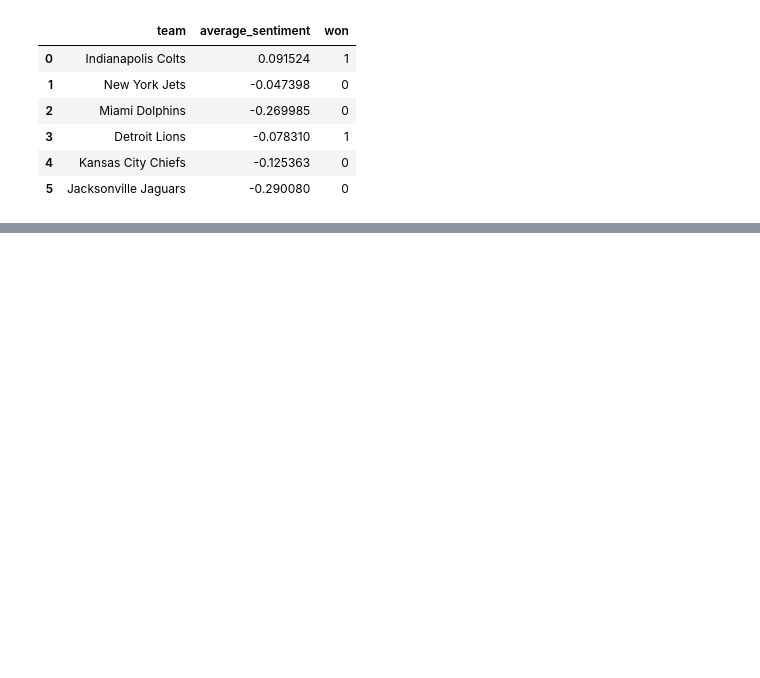
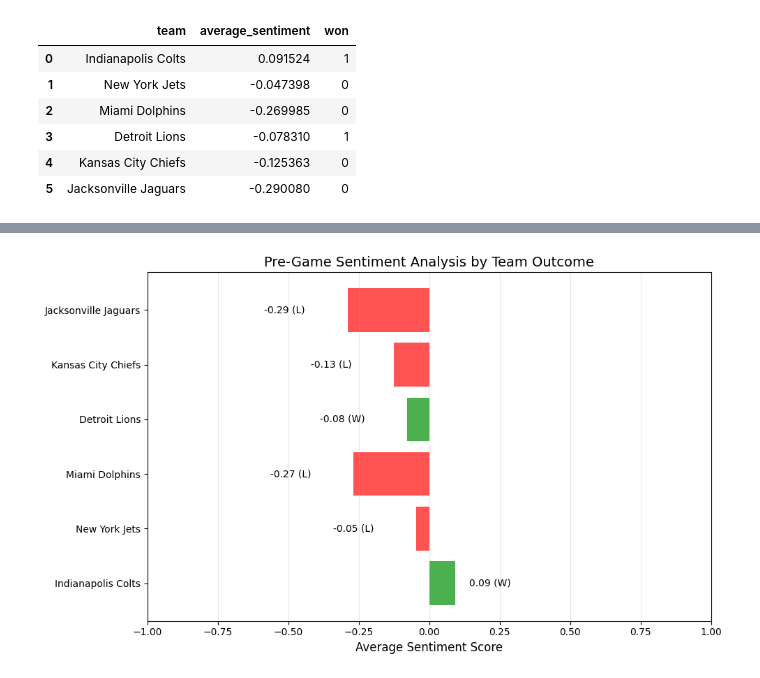
Before and after one commit to JuliaPPfeiffer/DS4002-Project1, a Jupyter notebook: SCRIPTS/data_analysis.ipynb, the cells around one changed output, grey strips where cells are left out. Drawn from its saved outputs; the diff is of its cells as text; code cells hidden in the pictures; blank space fills up the shorter version.

```diff
--- a/SCRIPTS/data_analysis.ipynb
+++ b/SCRIPTS/data_analysis.ipynb
@@ -4,7 +8,7 @@ import numpy as np
 import matplotlib.pyplot as plt
 import seaborn as sns
 # %%
-df = pd.read_csv('./nfl_sentiments.csv')
+df = pd.read_csv('../DATA/nfl_sentiments.csv')
 df.head(10)
 # %% [output]
 |  | username | timestamp | text | team | sentiment | confidence | roberta_raw_outputs | Unnamed: 7 | ... |
@@ -300,3 +291,34 @@ Covariance Type:            nonrobust   LLR p-value:                   0.05680
 const                 1.1557      1.995      0.579      0.562      -2.755       5.067
 average_sentiment    22.6638     22.411      1.011      0.312     -21.260      66.588
 =====================================================================================
+# %%
+# generate visualizations
+
+import matplotlib.pyplot as plt
+import pandas as pd
+
+df = agg_df
+
+# Create figure
+plt.figure(figsize=(10, 6))
+colors = ['#4CAF50' if won else '#FF5252' for won in agg_df['won']]
+bars = plt.barh(agg_df['team'], agg_df['average_sentiment'], color=colors)
+
+# Add annotations and styling
+plt.xlabel('Average Sentiment Score', fontsize=12)
+plt.title('Pre-Game Sentiment Analysis by Team Outcome', fontsize=14)
+plt.xlim(-1, 1)
+plt.grid(axis='x', alpha=0.3)
+
+# Add values and outcome labels
+for bar, sentiment, won in zip(bars, agg_df['average_sentiment'], agg_df['won']):
+    label = f"{sentiment:.2f} ({'W' if won else 'L'})"
+    x_pos = bar.get_width() + (0.05 if sentiment >= 0 else -0.15)
+    plt.text(x_pos, bar.get_y() + bar.get_height()/2, label,
+             va='center', ha='left' if sentiment >= 0 else 'right',
+             color='black')
+
+plt.tight_layout()
+plt.show()
+# %% [output]
+[figure, added]
```
Also changed, not shown: parts of 10 cells of this notebook, 1 other file.
